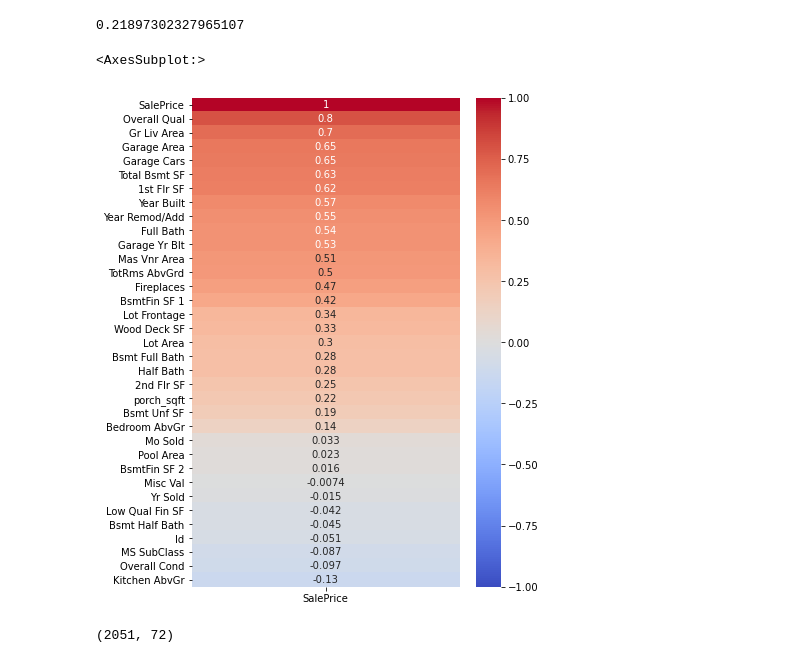
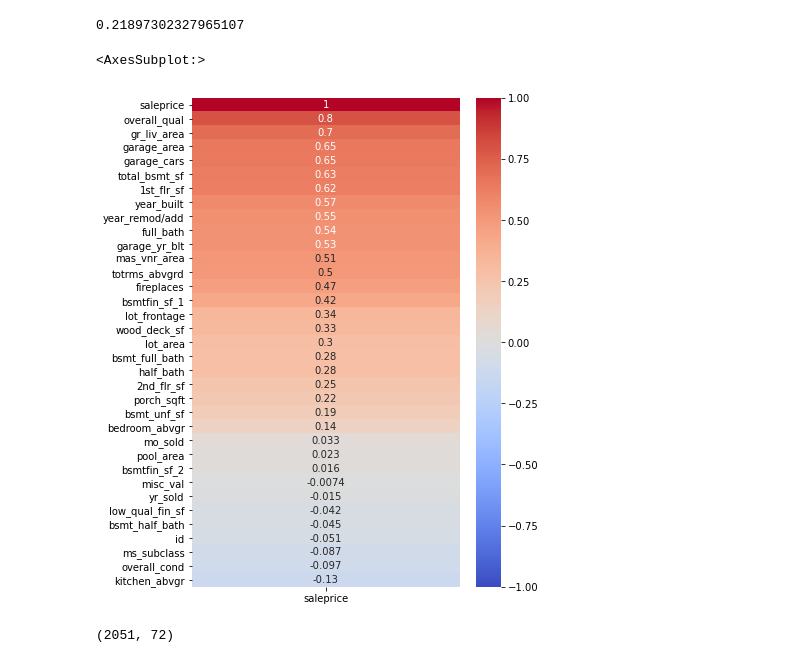
Before and after one commit to ajoneal/ames-iowa-housing-project, a Jupyter notebook: code.ipynb, the cells around one changed output. Drawn from its saved outputs; the diff is of its cells as text; code cells hidden in the pictures.

```diff
--- a/code.ipynb
+++ b/code.ipynb
@@ -73,3 +73,5 @@ Index(['Id', 'PID', 'MS SubClass', 'MS Zoning', 'Lot Frontage', 'Lot Area',
        'Pool Area', 'Misc Val', 'Mo Sold', 'Yr Sold', 'Sale Type',
        'SalePrice'],
       dtype='object')
+# %%
+df.columns = [col.replace(' ', '_').lower() for col in df.columns]
@@ -86,9 +110,9 @@ sns.heatmap(df.corr()[['SalePrice']].sort_values('SalePrice', ascending=False),
 # %%
-df.drop(columns=['PID'], inplace=True)  # no effect on 'SalesPrice' column not needed
+df.drop(columns=['pid'], inplace=True)  # little to no correlation with 'SalesPrice' so column not needed
 # %%
-df['porch_sqft'] = df['Open Porch SF'] + df['Enclosed Porch'] + df['3Ssn Porch'] + df['Screen Porch']
+df['porch_sqft'] = df['open_porch_sf'] + df['enclosed_porch'] + df['3ssn_porch'] + df['screen_porch']
 # %%
-df.drop(columns=['Open Porch SF', 'Enclosed Porch', '3Ssn Porch', 'Screen Porch'], inplace=True)
+df.drop(columns=['open_porch_sf', 'enclosed_porch', '3ssn_porch', 'screen_porch'], inplace=True)
 # %%
 # Combined all types of porches sq_ft into one category and dropped original categories
 # %%
@@ -97,14 +121,14 @@ df['porch_sqft'].corr(df['SalePrice'])
 0.21897302327965107
 # %%
 plt.figure(figsize=(6,9))
-sns.heatmap(df.corr()[['SalePrice']].sort_values('SalePrice', ascending=False),
+sns.heatmap(df.corr()[['saleprice']].sort_values('saleprice', ascending=False),
            annot=True,
            cmap='coolwarm',
            vmin=-1,
            vmax=1)
 # %% [output]
 <AxesSubplot:>
-[figure, old version]
+[figure, new version]
 # %%
 df.shape
 # %% [output]
```
Also changed, not shown: parts of 3 cells of this notebook, 1 other file.
